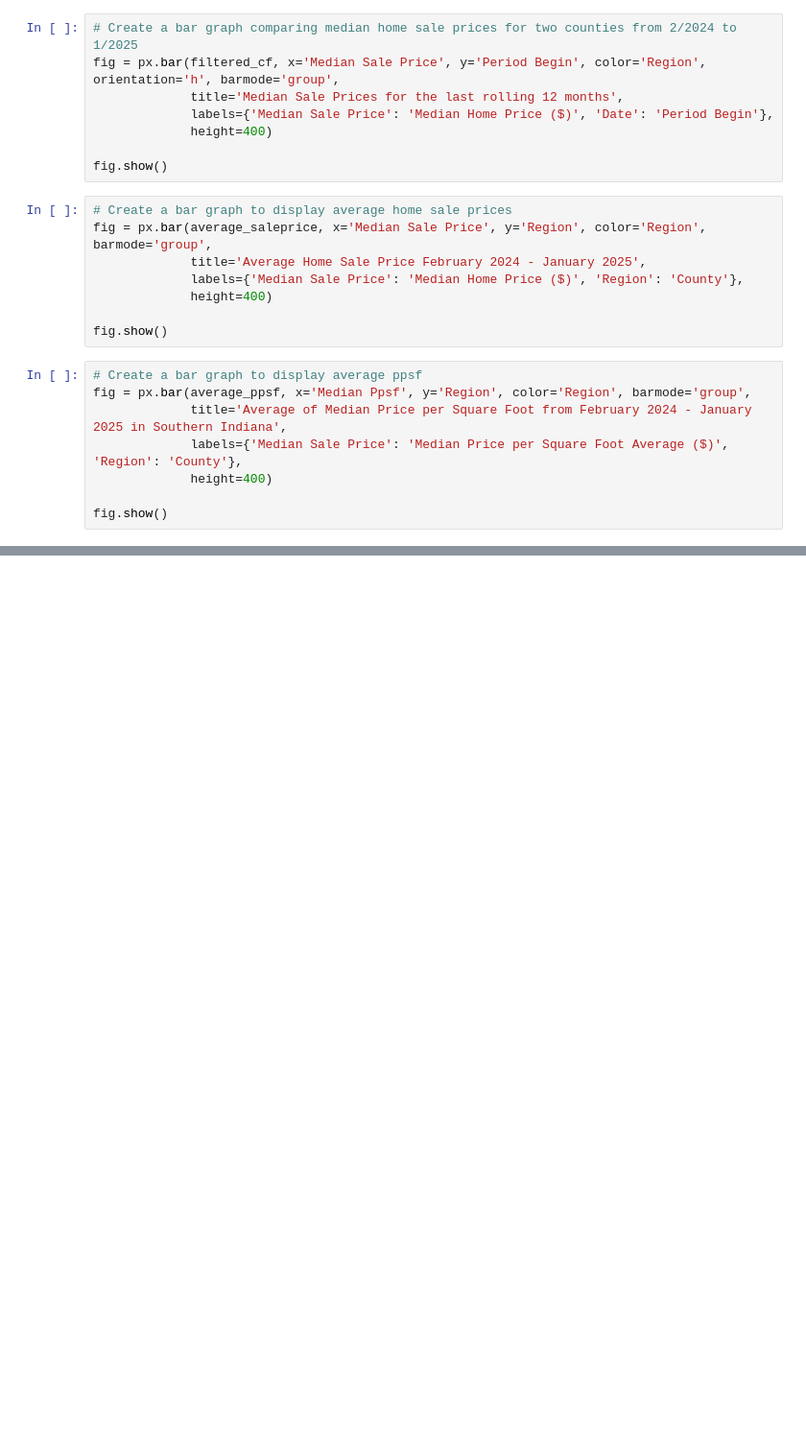
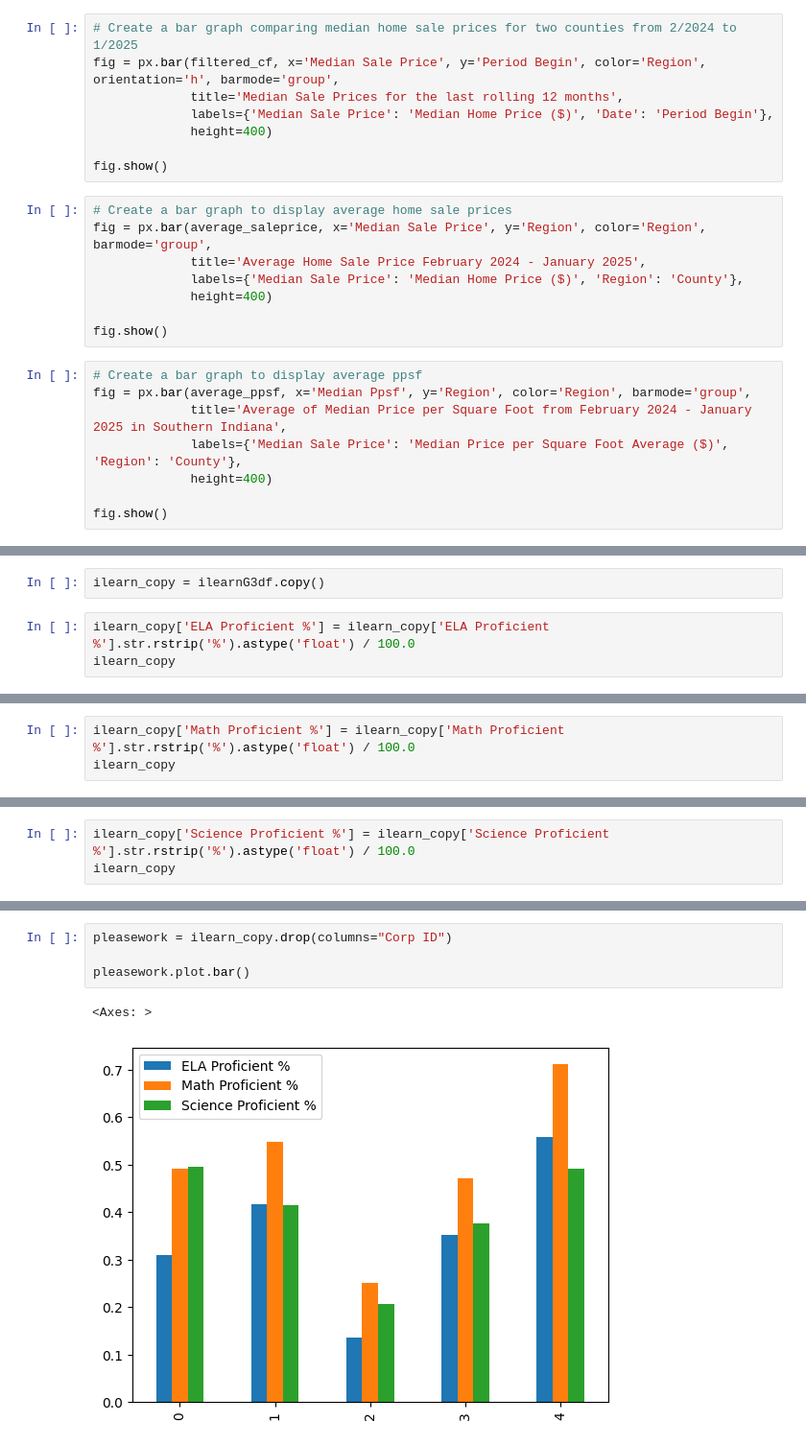
Before and after one commit to RachTheRad/SoIN_Housing_Analysis, a Jupyter notebook: HA_Cap_NB3.ipynb, the cells around one changed output, grey strips where cells are left out. Shown at 96% size. Drawn from its saved outputs; the diff is of its cells as text; blank space fills up the shorter version.

Commit message:
changing plotly graphs to matplotlib

```diff
--- a/HA_Cap_NB3.ipynb
+++ b/HA_Cap_NB3.ipynb
@@ -53,0 +130,5 @@ df2_transposed
+# %%
+ilearn_copy = ilearnG3df.copy()
+# %%
+ilearn_copy['ELA Proficient %'] = ilearn_copy['ELA Proficient %'].str.rstrip('%').astype('float') / 100.0
+ilearn_copy
@@ -53,0 +142,3 @@ df2_transposed
+# %%
+ilearn_copy['Math Proficient %'] = ilearn_copy['Math Proficient %'].str.rstrip('%').astype('float') / 100.0
+ilearn_copy
@@ -53,0 +152,3 @@ df2_transposed
+# %%
+ilearn_copy['Science Proficient %'] = ilearn_copy['Science Proficient %'].str.rstrip('%').astype('float') / 100.0
+ilearn_copy
@@ -53,0 +171,7 @@ df2_transposed
+# %%
+pleasework = ilearn_copy.drop(columns="Corp ID")
+
+pleasework.plot.bar()
+# %% [output]
+<Axes: >
+[figure, added]
```
Also changed, not shown: parts of 17 cells of this notebook, 1 other file.
